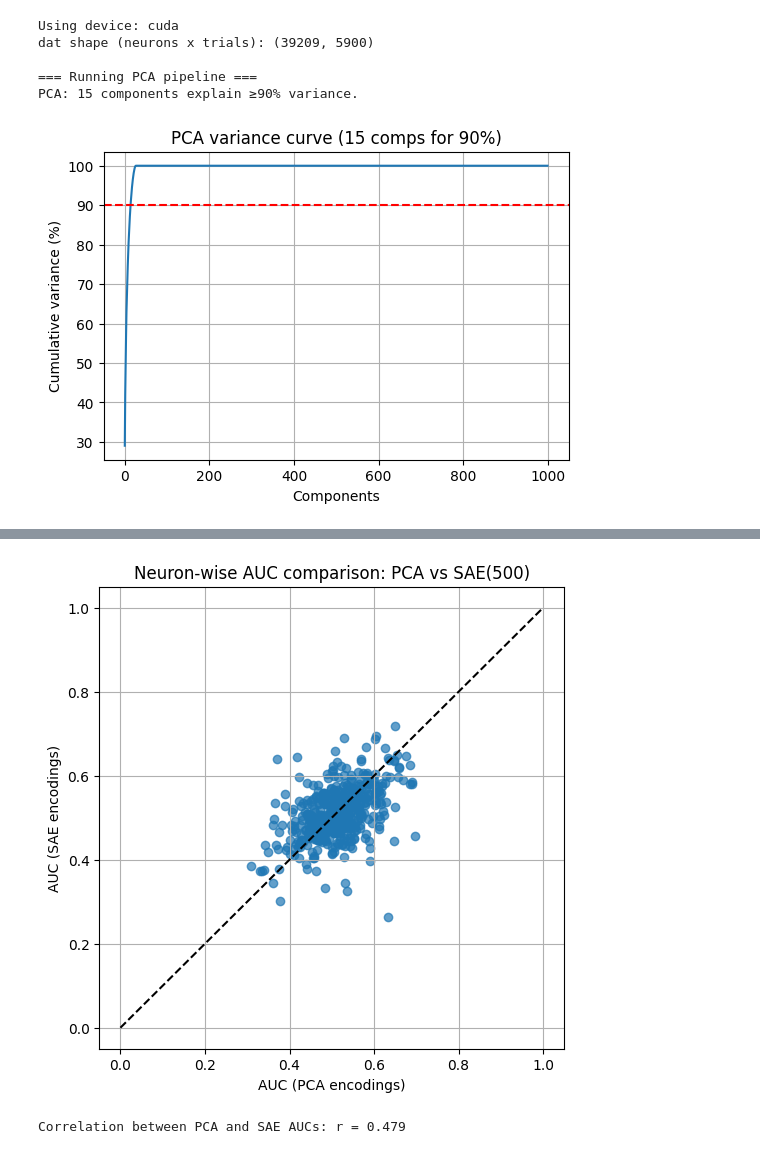
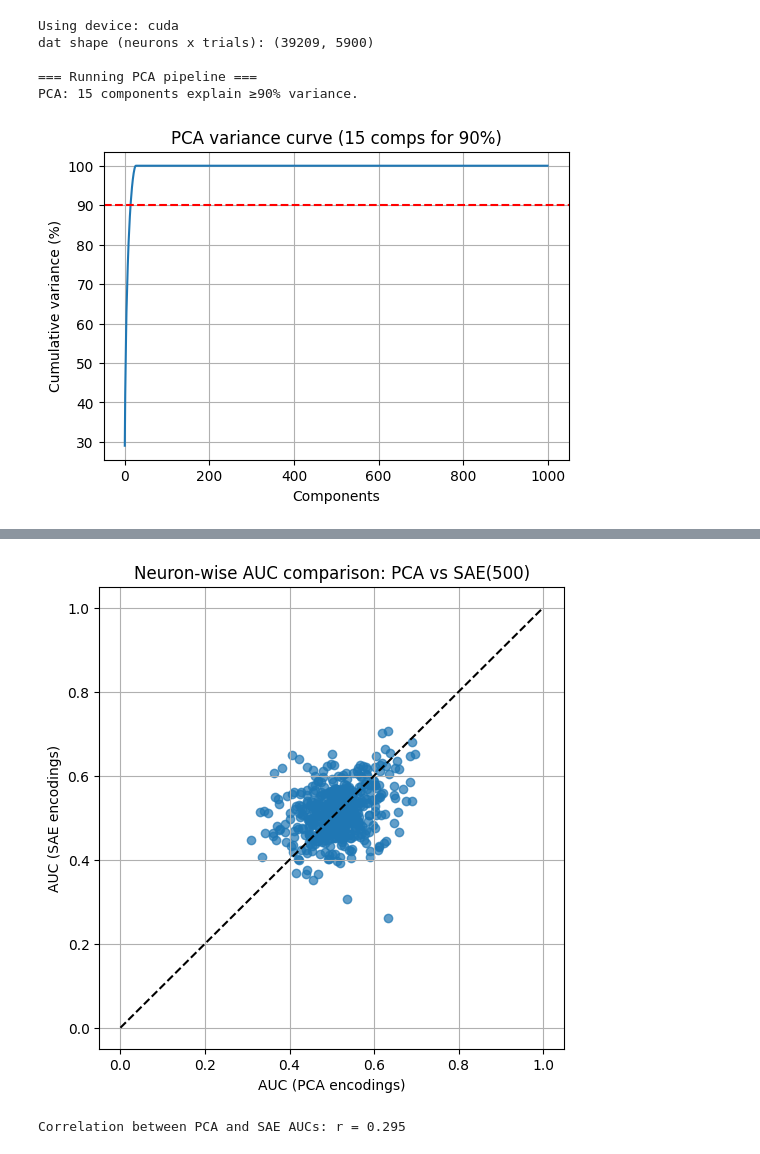
Before and after one commit to mariakesa/MITNeuralComputation, a Jupyter notebook: statistical_tests/pca_and_sae2.ipynb, the cells around one changed output, grey strips where cells are left out. Saved outputs shown, nothing was run; the diff lists cells and outputs as text; code cells hidden in the pictures.

```diff
--- a/statistical_tests/pca_and_sae2.ipynb
+++ b/statistical_tests/pca_and_sae2.ipynb
@@ -140,18 +140,18 @@ print(f"PCA: {df_pca['significant'].sum()} / {len(df_pca)} significant neurons")
 #  --- SAE pipeline ---
 # ================================================================
 print("\n=== Running SAE pipeline ===")
-SAE_DIM, SAE_EPOCHS, SAE_BATCH, SAE_LR, SAE_L1 = 500, 60, 256, 1e-3, 1e-3
+SAE_DIM, SAE_EPOCHS, SAE_BATCH, SAE_LR, SAE_L1 = 100, 60, 256, 1e-3, 1e-3
 
 class SAE(nn.Module):
     def __init__(self, d_in, d_latent):
         super().__init__()
         self.enc = nn.Sequential(
-            nn.Linear(d_in, 1024), nn.ReLU(inplace=True),
-            nn.Linear(1024, d_latent), nn.ReLU(inplace=True)
+            nn.Linear(d_in, 124), nn.ReLU(inplace=True),
+            nn.Linear(124, d_latent), nn.ReLU(inplace=True)
         )
         self.dec = nn.Sequential(
-            nn.Linear(d_latent, 1024), nn.ReLU(inplace=True),
-            nn.Linear(1024, d_in)
+            nn.Linear(d_latent, 124), nn.ReLU(inplace=True),
+            nn.Linear(124, d_in)
         )
     def forward(self, x):
         h = self.enc(x)
@@ -267,2 +267,2 @@ SAE: 0 / 500 significant neurons
-[figure, old version]
+[figure, new version]
-Correlation between PCA and SAE AUCs: r = 0.479
+Correlation between PCA and SAE AUCs: r = 0.295
```
Also changed, not shown: parts of 2 cells of this notebook, 1 other file.
